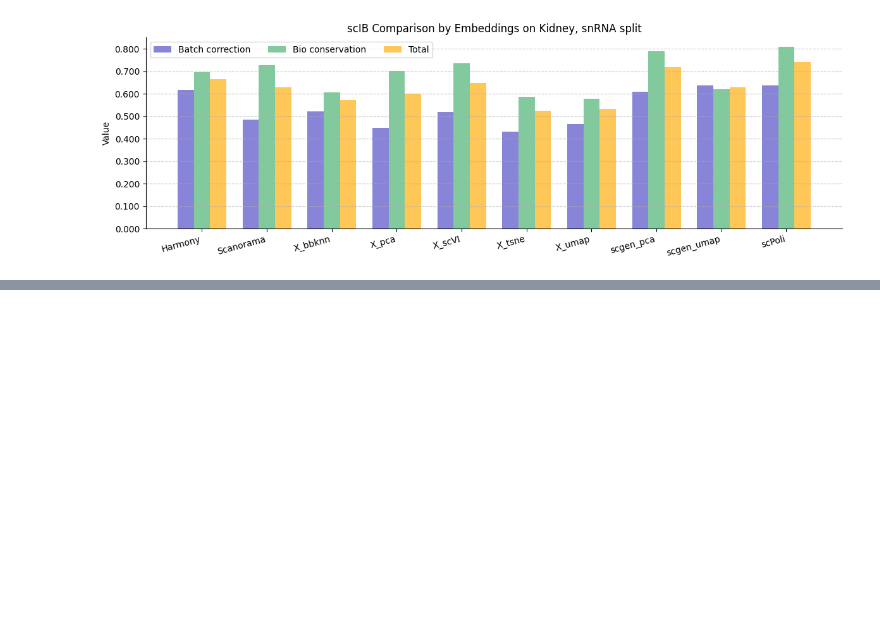
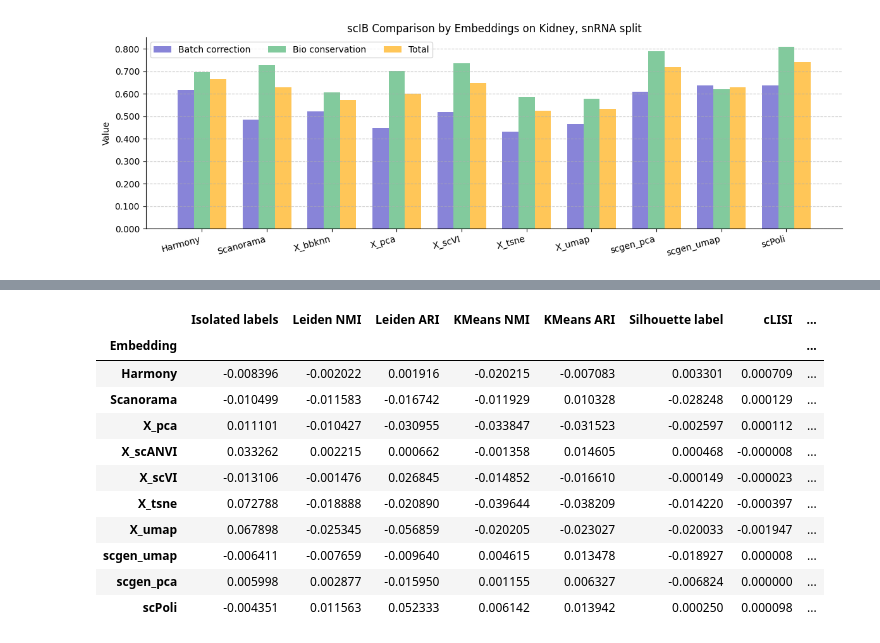
Before and after one commit to Peng-He-Lab/Kidney_integration, a Jupyter notebook: notebooks/Integration.ipynb, the cells around one changed output, grey strips where cells are left out. Saved outputs shown, nothing was run; the diff lists cells and outputs as text; code cells hidden in the pictures; blank space fills up the shorter version.

```diff
--- a/notebooks/Integration.ipynb
+++ b/notebooks/Integration.ipynb
@@ -101,0 +129,16 @@ plt.show()
+# %%
+pd.read_csv("../scIB/kidney_hvg15k.csv", index_col=0).iloc[:-1,:].astype(float) - \
+pd.read_csv("../scIB/kidney_deeptree.csv", index_col=0).iloc[:-1,:].astype(float)
+# %% [output]
+|  | Isolated labels | Leiden NMI | Leiden ARI | KMeans NMI | KMeans ARI | Silhouette label | cLISI | ... |
+| Embedding |  |  |  |  |  |  |  | ... |
+| Harmony | -0.008396 | -0.002022 | 0.001916 | -0.020215 | -0.007083 | 0.003301 | 0.000709 | ... |
+| Scanorama | -0.010499 | -0.011583 | -0.016742 | -0.011929 | 0.010328 | -0.028248 | 0.000129 | ... |
+| X_pca | 0.011101 | -0.010427 | -0.030955 | -0.033847 | -0.031523 | -0.002597 | 0.000112 | ... |
+| X_scANVI | 0.033262 | 0.002215 | 0.000662 | -0.001358 | 0.014605 | 0.000468 | -0.000008 | ... |
+| X_scVI | -0.013106 | -0.001476 | 0.026845 | -0.014852 | -0.016610 | -0.000149 | -0.000023 | ... |
+| X_tsne | 0.072788 | -0.018888 | -0.020890 | -0.039644 | -0.038209 | -0.014220 | -0.000397 | ... |
+| X_umap | 0.067898 | -0.025345 | -0.056859 | -0.020205 | -0.023027 | -0.020033 | -0.001947 | ... |
+| scgen_umap | -0.006411 | -0.007659 | -0.009640 | 0.004615 | 0.013478 | -0.018927 | 0.000008 | ... |
+| scgen_pca | 0.005998 | 0.002877 | -0.015950 | 0.001155 | 0.006327 | -0.006824 | 0.000000 | ... |
+| scPoli | -0.004351 | 0.011563 | 0.052333 | 0.006142 | 0.013942 | 0.000250 | 0.000098 | ... |
```
Also changed, not shown: parts of 10 cells of this notebook, 7 other files.
